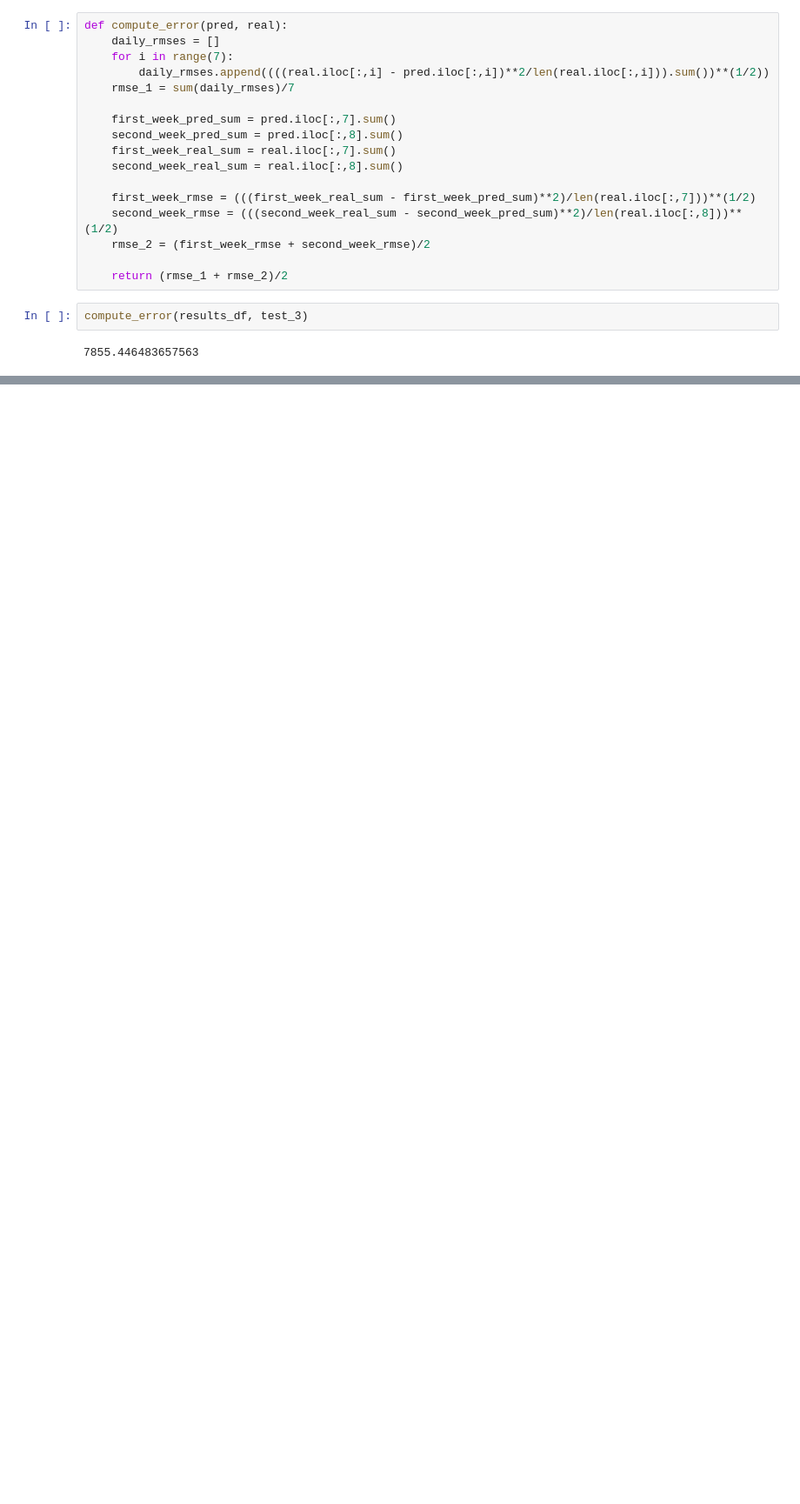
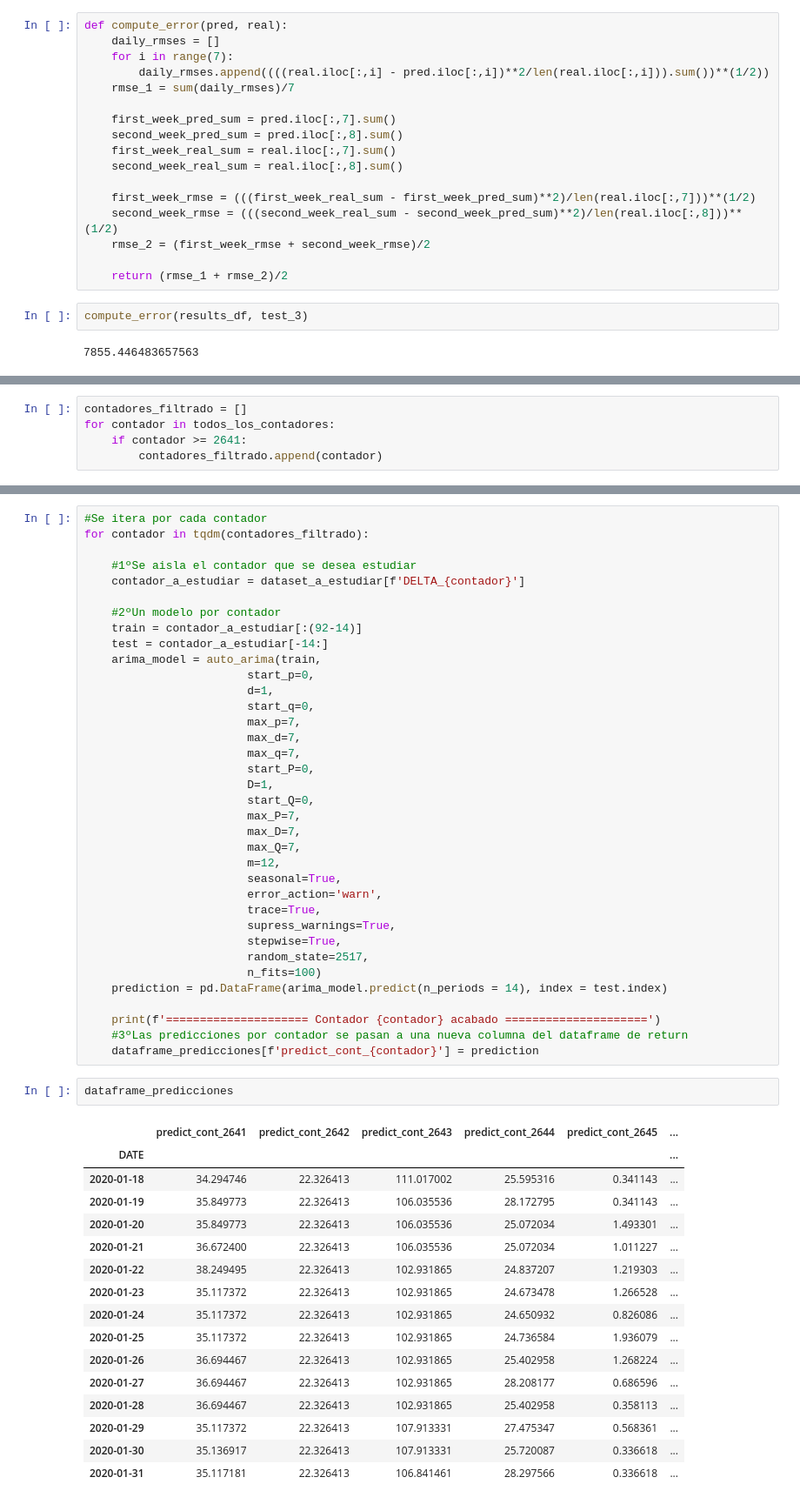
Before and after one commit to sgavela/water_footprint, a Jupyter notebook: exploration/ARIMA_todos_contadores_sin_outliers.ipynb, the cells around one changed output, grey strips where cells are left out. Shown at 87% size. Cells and saved outputs as stored; diff of their text form; blank space fills up the shorter version.

Commit message:
arima actualizado

```diff
--- a/exploration/ARIMA_todos_contadores_sin_outliers.ipynb
+++ b/exploration/ARIMA_todos_contadores_sin_outliers.ipynb
@@ -235,0 +225,5 @@ compute_error(results_df, test_3)
+# %%
+contadores_filtrado = []
+for contador in todos_los_contadores:
+    if contador >= 2641:
+        contadores_filtrado.append(contador)
@@ -235,0 +250,55 @@ compute_error(results_df, test_3)
+# %%
+#Se itera por cada contador
+for contador in tqdm(contadores_filtrado):
+
+    #1ºSe aisla el contador que se desea estudiar
+    contador_a_estudiar = dataset_a_estudiar[f'DELTA_{contador}']
+
+    #2ºUn modelo por contador
+    train = contador_a_estudiar[:(92-14)]
+    test = contador_a_estudiar[-14:]
+    arima_model = auto_arima(train,
+                        start_p=0,
+                        d=1,
+                        start_q=0,
+                        max_p=7,
+                        max_d=7,
+                        max_q=7,
+                        start_P=0,
+                        D=1,
+                        start_Q=0,
+                        max_P=7,
+                        max_D=7,
+                        max_Q=7,
+                        m=12,
+                        seasonal=True,
+                        error_action='warn',
+                        trace=True,
+                        supress_warnings=True,
+                        stepwise=True,
+                        random_state=2517,
+                        n_fits=100)
+    prediction = pd.DataFrame(arima_model.predict(n_periods = 14), index = test.index)
+
+    print(f'===================== Contador {contador} acabado =====================')
+    #3ºLas predicciones por contador se pasan a una nueva columna del dataframe de return
+    dataframe_predicciones[f'predict_cont_{contador}'] = prediction
+# %%
+dataframe_predicciones
+# %% [output]
+|  | predict_cont_2641 | predict_cont_2642 | predict_cont_2643 | predict_cont_2644 | predict_cont_2645 | ... |
+| DATE |  |  |  |  |  | ... |
+| 2020-01-18 | 34.294746 | 22.326413 | 111.017002 | 25.595316 | 0.341143 | ... |
+| 2020-01-19 | 35.849773 | 22.326413 | 106.035536 | 28.172795 | 0.341143 | ... |
+| 2020-01-20 | 35.849773 | 22.326413 | 106.035536 | 25.072034 | 1.493301 | ... |
+| 2020-01-21 | 36.672400 | 22.326413 | 106.035536 | 25.072034 | 1.011227 | ... |
+| 2020-01-22 | 38.249495 | 22.326413 | 102.931865 | 24.837207 | 1.219303 | ... |
+| 2020-01-23 | 35.117372 | 22.326413 | 102.931865 | 24.673478 | 1.266528 | ... |
+| 2020-01-24 | 35.117372 | 22.326413 | 102.931865 | 24.650932 | 0.826086 | ... |
+| 2020-01-25 | 35.117372 | 22.326413 | 102.931865 | 24.736584 | 1.936079 | ... |
+| 2020-01-26 | 36.694467 | 22.326413 | 102.931865 | 25.402958 | 1.268224 | ... |
+| 2020-01-27 | 36.694467 | 22.326413 | 102.931865 | 28.208177 | 0.686596 | ... |
+| 2020-01-28 | 36.694467 | 22.326413 | 102.931865 | 25.402958 | 0.358113 | ... |
+| 2020-01-29 | 35.117372 | 22.326413 | 107.913331 | 27.475347 | 0.568361 | ... |
+| 2020-01-30 | 35.136917 | 22.326413 | 107.913331 | 25.720087 | 0.336618 | ... |
+| 2020-01-31 | 35.117181 | 22.326413 | 106.841461 | 28.297566 | 0.336618 | ... |
```
Also changed, not shown: parts of 12 cells of this notebook.
